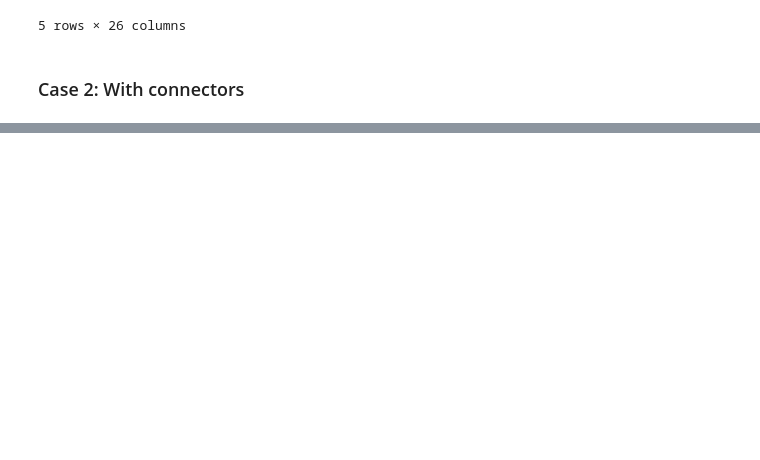
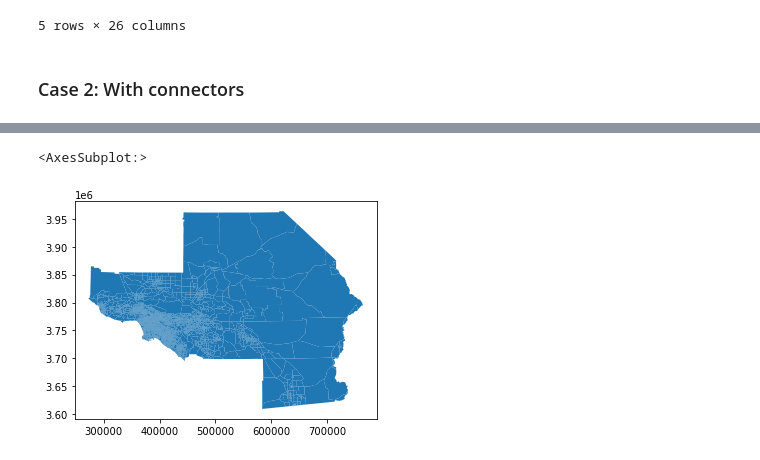
Before and after one commit to josephko91/anthropogenic-heat-la, a Jupyter notebook: traffic.ipynb, the cells around one changed output, grey strips where cells are left out. Cells and saved outputs as stored; diff of their text form; code cells hidden in the pictures; blank space fills up the shorter version.

```diff
--- a/traffic.ipynb
+++ b/traffic.ipynb
@@ -766,0 +749,8 @@ scag_gdf.plot()
+# %%
+# import TAZ tier 1 layer
+taz_path = '/Users/josephko/USC/Research/Anthropogenic Heat/scag/TAZ_tier1.zip'
+taz_gdf = gpd.read_file(taz_path)
+taz_gdf.plot()
+# %% [output]
+<AxesSubplot:>
+[figure, added]
```
Also changed, not shown: parts of 30 cells of this notebook.
